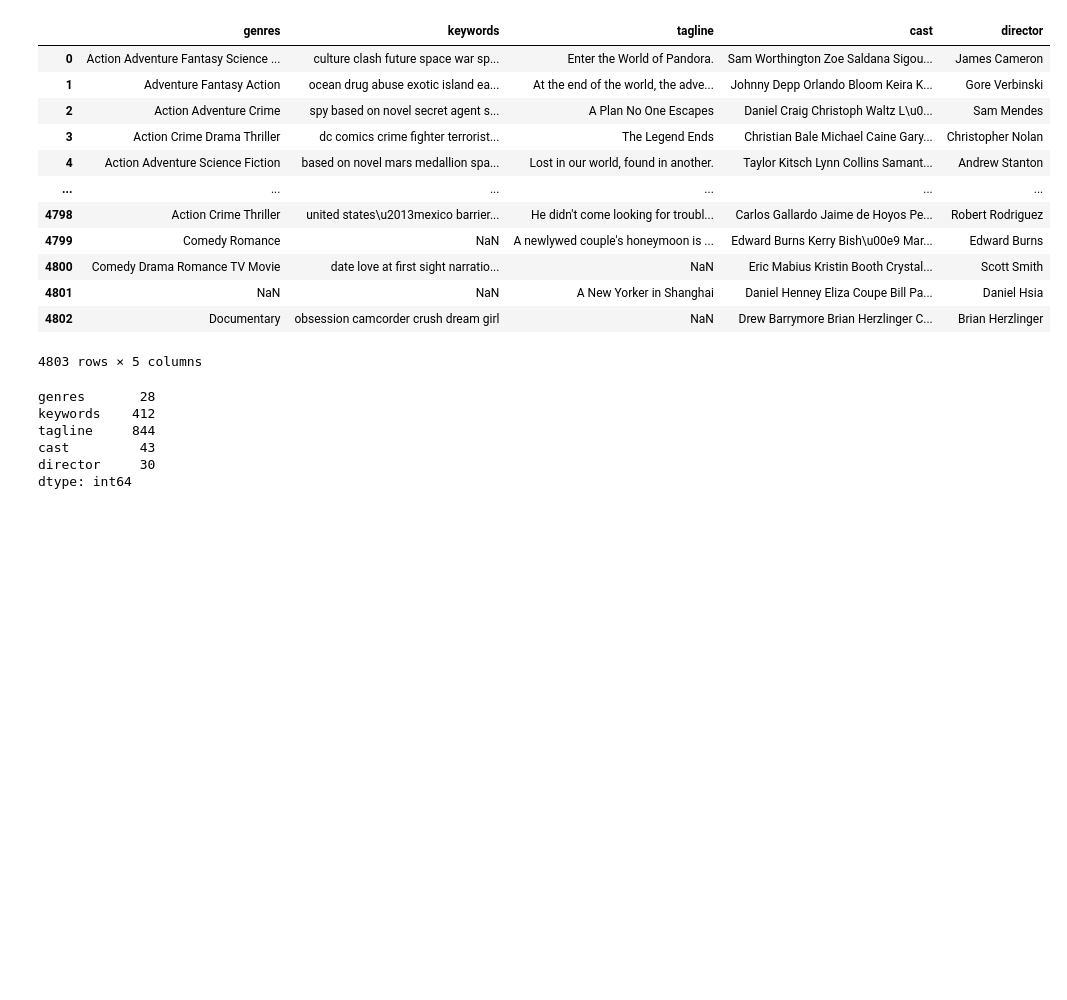
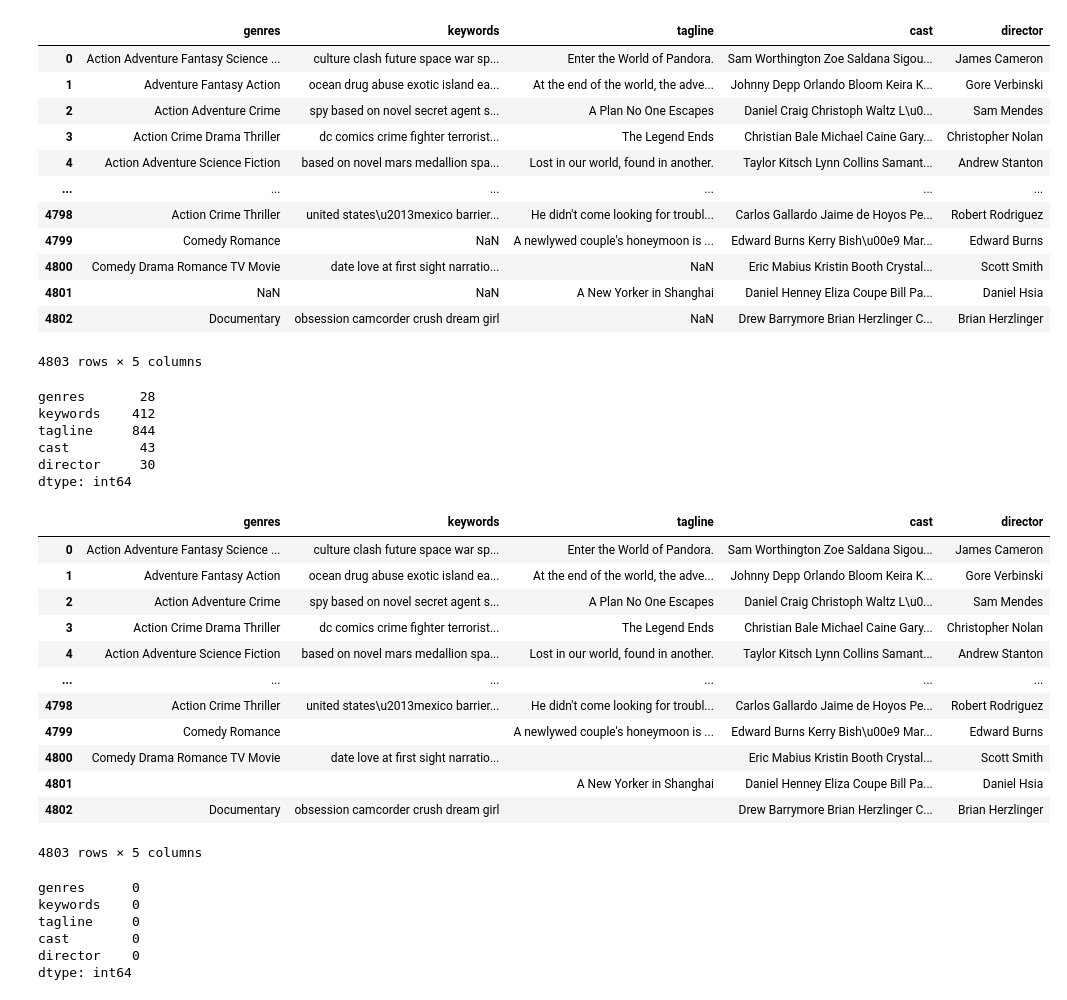
Before and after one commit to AnushaNarayananP/class-lectures-track-1-ml, a Jupyter notebook: recommendation system.ipynb, the cells around one changed output. Saved outputs shown, nothing was run; the diff lists cells and outputs as text; code cells hidden in the pictures; blank space fills up the shorter version.

```diff
--- a/recommendation system.ipynb
+++ b/recommendation system.ipynb
@@ -67,3 +67,30 @@ tagline     844
 cast         43
 director     30
 dtype: int64
+# %%
+data.fillna(' ',inplace=True)
+# %%
+data
+# %% [output]
+|  | genres | keywords | tagline | cast | director |
+| 0 | Action Adventure Fantasy Science ... | culture clash future space war sp... | Enter the World of Pandora. | Sam Worthington Zoe Saldana Sigou... | James Cameron |
+| 1 | Adventure Fantasy Action | ocean drug abuse exotic island ea... | At the end of the world, the adve... | Johnny Depp Orlando Bloom Keira K... | Gore Verbinski |
+| 2 | Action Adventure Crime | spy based on novel secret agent s... | A Plan No One Escapes | Daniel Craig Christoph Waltz L\u0... | Sam Mendes |
+| 3 | Action Crime Drama Thriller | dc comics crime fighter terrorist... | The Legend Ends | Christian Bale Michael Caine Gary... | Christopher Nolan |
+| 4 | Action Adventure Science Fiction | based on novel mars medallion spa... | Lost in our world, found in another. | Taylor Kitsch Lynn Collins Samant... | Andrew Stanton |
+| ... | ... | ... | ... | ... | ... |
+| 4798 | Action Crime Thriller | united states\u2013mexico barrier... | He didn't come looking for troubl... | Carlos Gallardo Jaime de Hoyos Pe... | Robert Rodriguez |
+| 4799 | Comedy Romance |  | A newlywed couple's honeymoon is ... | Edward Burns Kerry Bish\u00e9 Mar... | Edward Burns |
+| 4800 | Comedy Drama Romance TV Movie | date love at first sight narratio... |  | Eric Mabius Kristin Booth Crystal... | Scott Smith |
+| 4801 |  |  | A New Yorker in Shanghai | Daniel Henney Eliza Coupe Bill Pa... | Daniel Hsia |
+| 4802 | Documentary | obsession camcorder crush dream girl |  | Drew Barrymore Brian Herzlinger C... | Brian Herzlinger |
+4803 rows × 5 columns
+# %%
+data.isnull().sum()
+# %% [output]
+genres      0
+keywords    0
+tagline     0
+cast        0
+director    0
+dtype: int64
```
Also changed, not shown: parts of 21 cells of this notebook, 2 other files.
